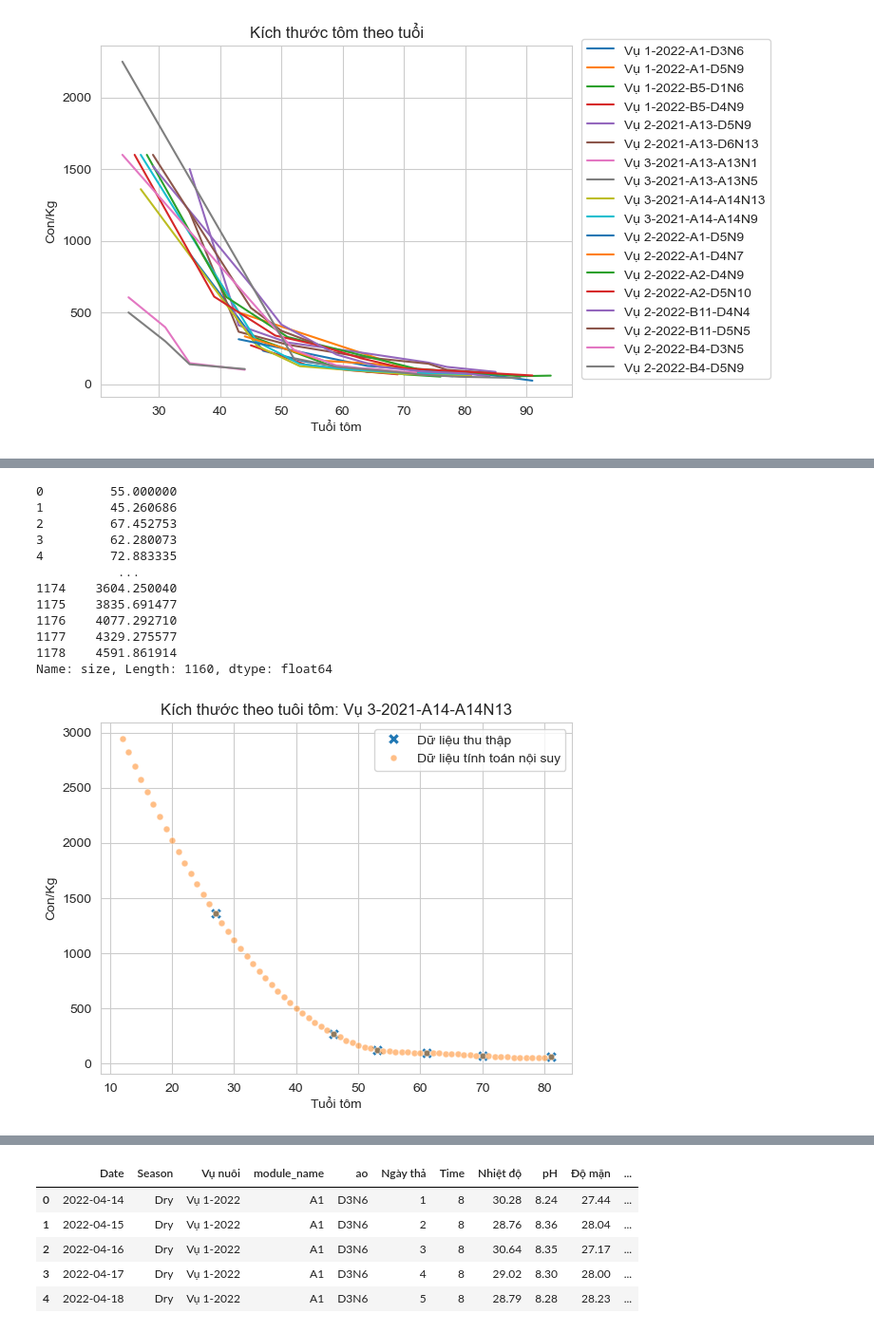
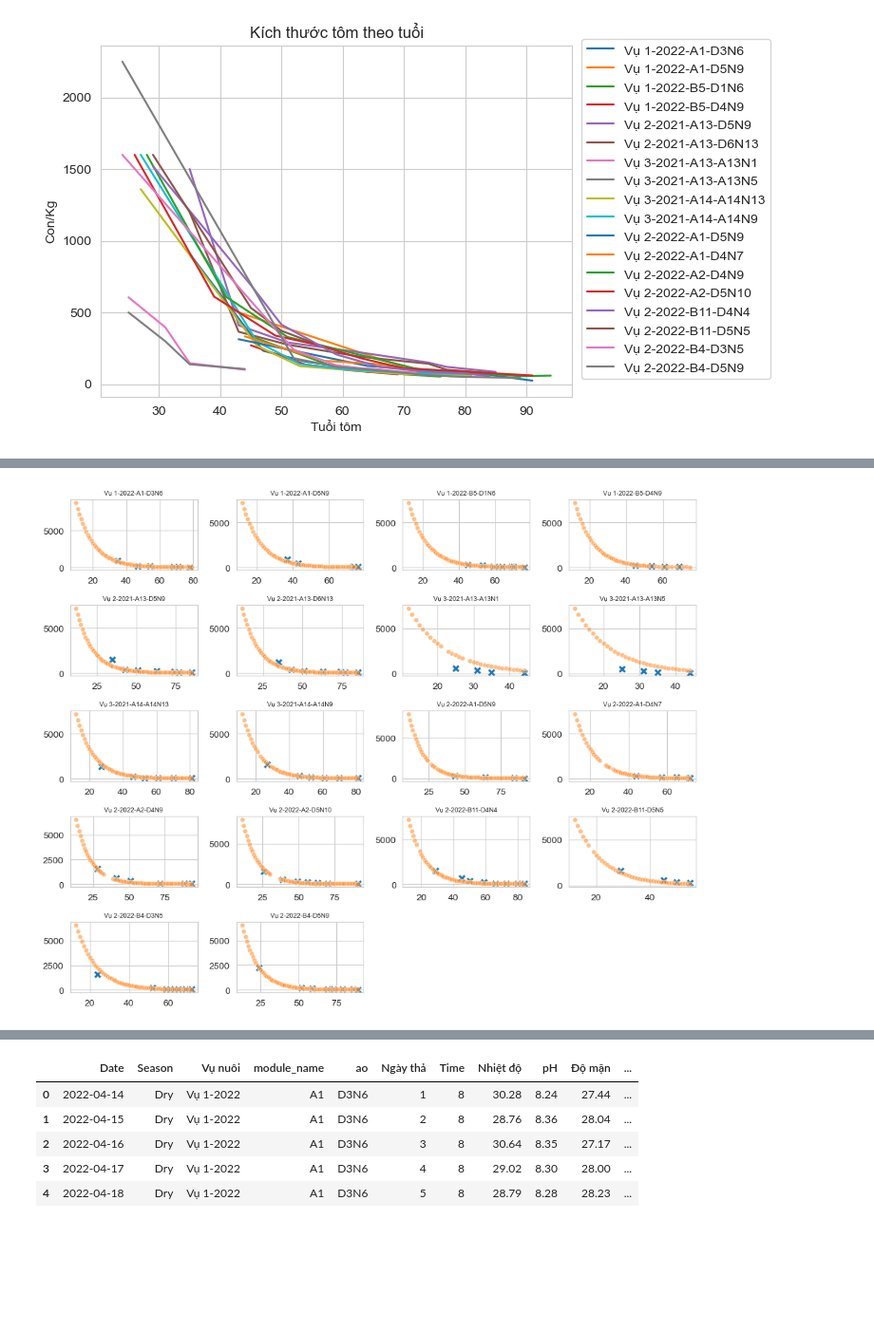
Before and after one commit to truongthuanr/WQi-Model, a Jupyter notebook: sample.ipynb, the cells around one changed output, grey strips where cells are left out. Shown at 95% size. Cells and saved outputs as stored; diff of their text form; code cells hidden in the pictures; blank space fills up the shorter version.

```diff
--- a/sample.ipynb
+++ b/sample.ipynb
@@ -300,15 +351,2 @@ df2['size'] = df2.apply(lambda x: float(spl_dict[x['unit']](x['Tuổi tôm'])) i
 # %%
-df2['size']
+df2.to_csv('data_noi_suy_tuoi_tom.csv')
-# %% [output]
-0         55.000000
-1         45.260686
-2         67.452753
-3         62.280073
-4         72.883335
-           ...
-1174    3604.250040
-1175    3835.691477
-1176    4077.292710
-1177    4329.275577
-1178    4591.861914
-Name: size, Length: 1160, dtype: float64
@@ -315,20 +362,48 @@ Name: size, Length: 1160, dtype: float64
 # %%
-unit = 'Vụ 3-2021-A14-A14N13'
-ax1 = sns.lineplot(df2[df2['unit']==unit],
-             x='Tuổi tôm',y='Con/Kg',
-             label="Dữ liệu thu thập",
-             ls="",
-             marker='X',ms=8)
-ax2 = sns.lineplot(df2[df2['unit']==unit],
-             x='Tuổi tôm',y='size',
-             label="Dữ liệu tính toán nội suy",
-             ls="",
-             marker='o',ms=5,
-             alpha=0.5)
-plt.title(f"Kích thước theo tuôi tôm: {unit}")
-plt.show()
+# unit = 'Vụ 3-2021-A14-A14N13'
+# ax1 = sns.lineplot(df2[df2['unit']==unit],
+#              x='Tuổi tôm',y='Con/Kg',
+#              label="Dữ liệu thu thập",
+#              ls="",
+#              marker='X',ms=8)
+# ax2 = sns.lineplot(df2[df2['unit']==unit],
+#              x='Tuổi tôm',y='size',
+#              label="Dữ liệu tính toán nội suy",
+#              ls="",
+#              marker='o',ms=5,
+#              alpha=0.5)
+# plt.title(f"Kích thước theo tuôi tôm: {unit}")
+# plt.show()
-# %% [output]
-[figure, removed]
+# %%
+fig = plt.figure(figsize=(10,8))
+for i,unit in enumerate(units):
+    ax = plt.subplot(5,4,i+1)
+    sns.lineplot(df2[df2['unit']==unit],
+                 x='Tuổi tôm',y='Con/Kg',
+#                  label="Dữ liệu thu thập",
+                 ls="",
+                 marker='X',ms=8)
+    sns.lineplot(df2[df2['unit']==unit],
+                 x='Tuổi tôm',y='size',
+#                  label="Dữ liệu tính toán nội suy",
+                 ls="",
+                 marker='o',ms=5,
+                 alpha=0.5)
+#     sns.lineplot(df2[df2['unit']==unit],
+#              x='Tuổi tôm',y='size_temp',
+# #                  label="Dữ liệu tính toán nội suy",
+#              ls="",
+#              marker='o',ms=5,
+#              alpha=0.5)
+    ax.set_xlabel('',visible=False)
+    ax.set_ylabel('',visible=False)
+
+
+    plt.title(f"{unit}",size='x-small')
+plt.tight_layout()
+plt.show()
+# %% [output]
+[figure, added]
 # %%
 sns.lineplot(df2[df2['unit']=='Vụ 1-2022-A1-D3N6'],
              x='Tuổi tôm',y='Con/Kg',label=unit,ls="",
```
Also changed, not shown: parts of 39 cells of this notebook, 3 other files.
